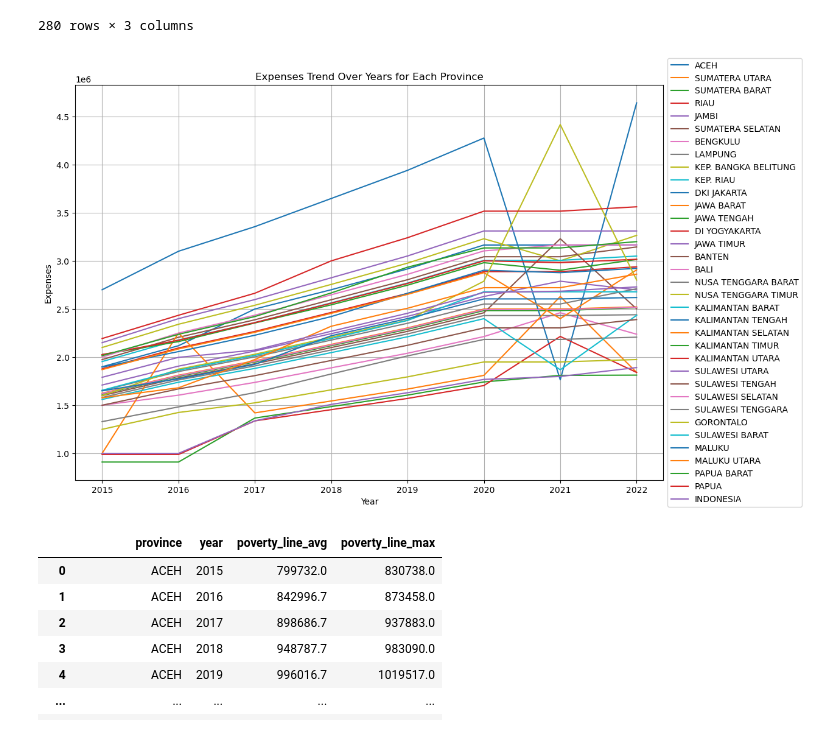
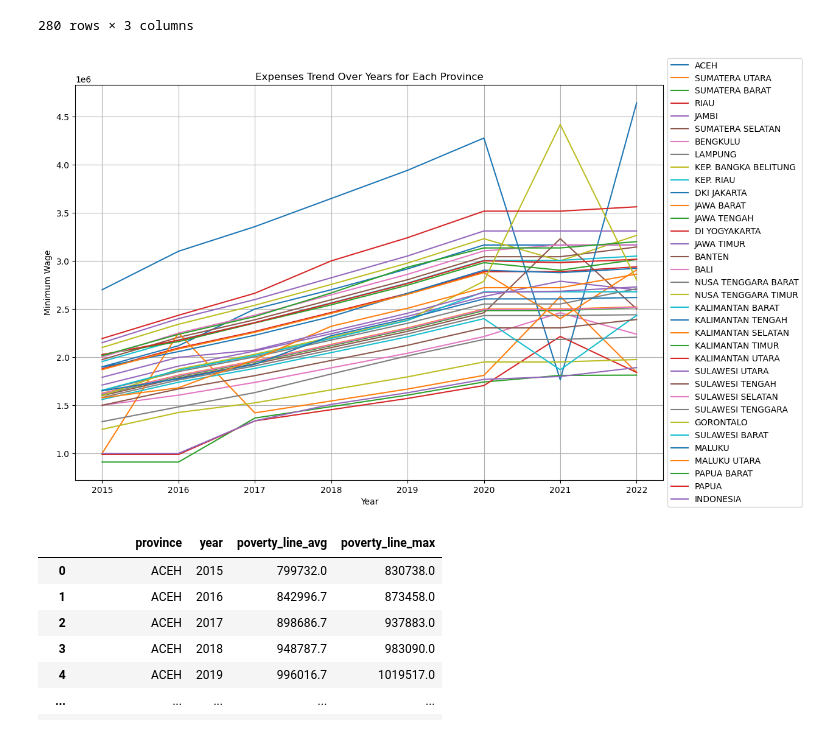
Before and after one commit to viansebastian/IndoWorkersWelfare-Analysis, a Jupyter notebook: notebook.ipynb, the cells around one changed output. Cells and saved outputs as stored; diff of their text form; code cells hidden in the pictures.

```diff
--- a/notebook.ipynb
+++ b/notebook.ipynb
@@ -88,25 +84,20 @@ min_wage
 # %%
 plt.figure(figsize=(15, 8))
 
-# Plot each province's expenses over the years
 for province in min_wage['province'].unique():
     province_data = min_wage[min_wage['province'] == province]
     plt.plot(province_data['year'], province_data['min_wage'], label=province)
 
-# Add title and labels
 plt.title('Expenses Trend Over Years for Each Province')
 plt.xlabel('Year')
-plt.ylabel('Expenses')
+plt.ylabel('Minimum Wage')
 plt.legend(loc='center left', bbox_to_anchor=(1, 0.5))
 plt.grid(True)
 
-# Adjust layout to make room for the legend
 plt.tight_layout(rect=[0, 0, 0.85, 1])
-
-# Show the plot
 plt.show()
 # %% [output]
-[figure, old version]
+[figure, new version]
 # %%
 poverty_line
 # %% [output]
```
Also changed, not shown: parts of 9 cells of this notebook.
